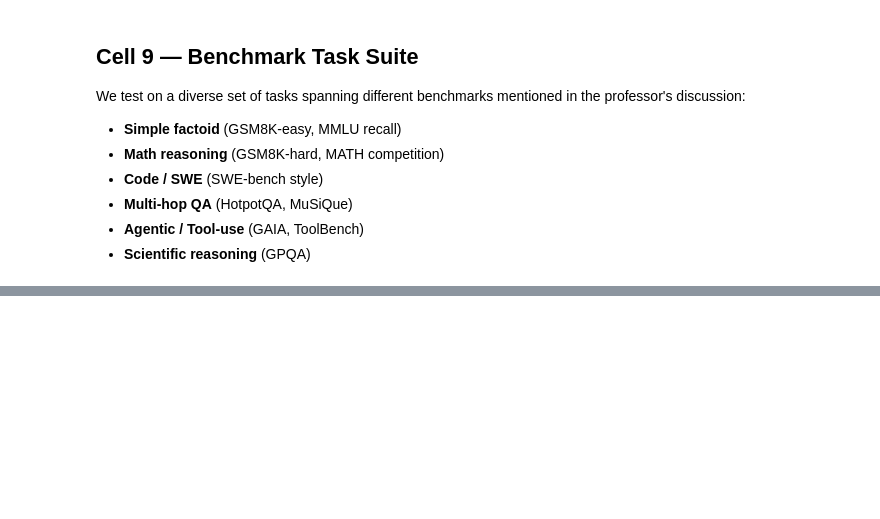
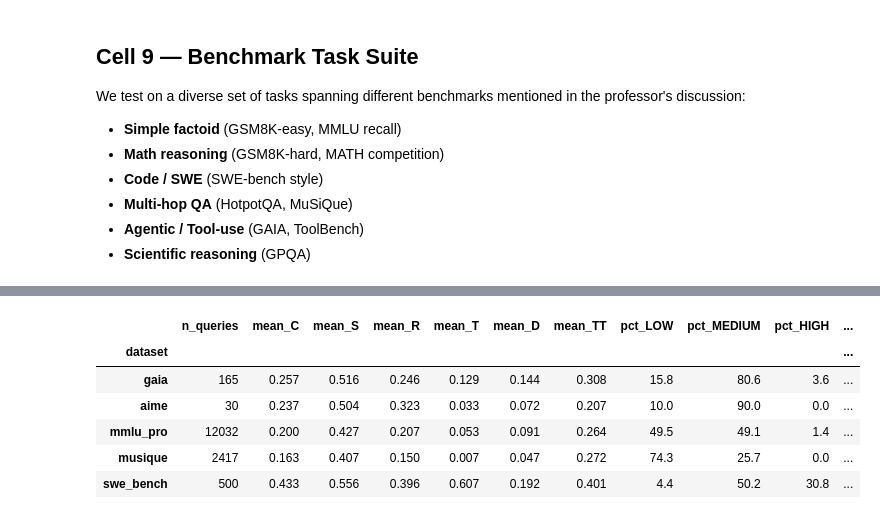
Before and after one commit to poorna1995/IRA, a Jupyter notebook: notebooks/task_complexity_estimator.ipynb, the cells around one changed output, grey strips where cells are left out. Cells and saved outputs as stored; diff of their text form; code cells hidden in the pictures; blank space fills up the shorter version.

```diff
--- a/notebooks/task_complexity_estimator.ipynb
+++ b/notebooks/task_complexity_estimator.ipynb
@@ -1151,10 +1402,0 @@ print(f"✅ {len(BENCHMARK_TASKS)} benchmark tasks loaded.")
-# %%
-df = estimator.score_batch(queries)
-df.insert(0, "label", labels)
-df = df.sort_values("C", ascending=False).reset_index(drop=True)
-
-# Display full table
-pd.set_option("display.max_colwidth", 55)
-pd.set_option("display.float_format", "{:.3f}".format)
-print("\n━━━ Task Complexity Scores ━━━━━━━━━━━━━━━━━━━━━━━━━")
-display(df[["label","C","S","R","T","D","TT","band","task_type","bloom_level"]])
@@ -1472,0 +1403,12 @@ This method (Method 1: Feature Score) is designed to be the **model-agnostic bas
+# %%
+data_summary = pd.read_parquet("data/processed/all_datasets_complexity_summary.parquet")
+# %%
+data_summary
+# %% [output]
+|  | n_queries | mean_C | mean_S | mean_R | mean_T | mean_D | mean_TT | pct_LOW | pct_MEDIUM | pct_HIGH | ... |
+| dataset |  |  |  |  |  |  |  |  |  |  | ... |
+| gaia | 165 | 0.257 | 0.516 | 0.246 | 0.129 | 0.144 | 0.308 | 15.8 | 80.6 | 3.6 | ... |
+| aime | 30 | 0.237 | 0.504 | 0.323 | 0.033 | 0.072 | 0.207 | 10.0 | 90.0 | 0.0 | ... |
+| mmlu_pro | 12032 | 0.200 | 0.427 | 0.207 | 0.053 | 0.091 | 0.264 | 49.5 | 49.1 | 1.4 | ... |
+| musique | 2417 | 0.163 | 0.407 | 0.150 | 0.007 | 0.047 | 0.272 | 74.3 | 25.7 | 0.0 | ... |
+| swe_bench | 500 | 0.433 | 0.556 | 0.396 | 0.607 | 0.192 | 0.401 | 4.4 | 50.2 | 30.8 | ... |
```
Also changed, not shown: parts of 45 cells of this notebook, 5 other files.
